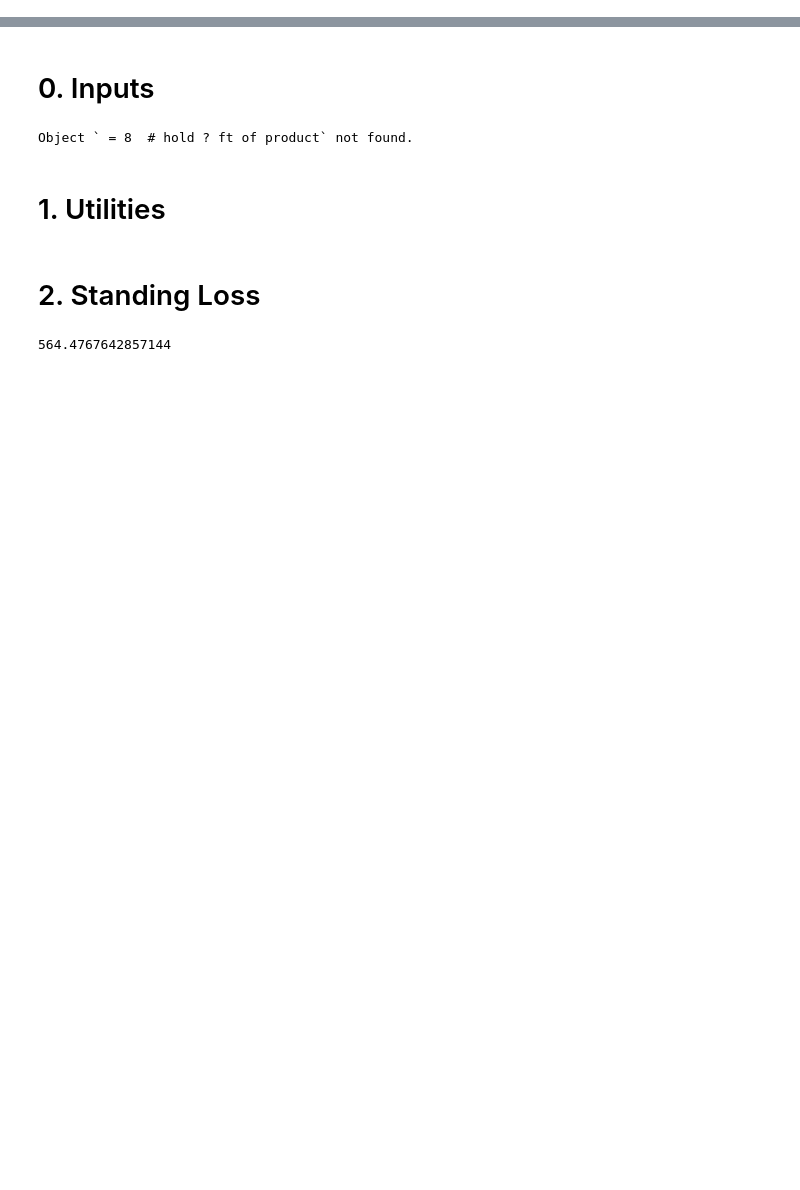
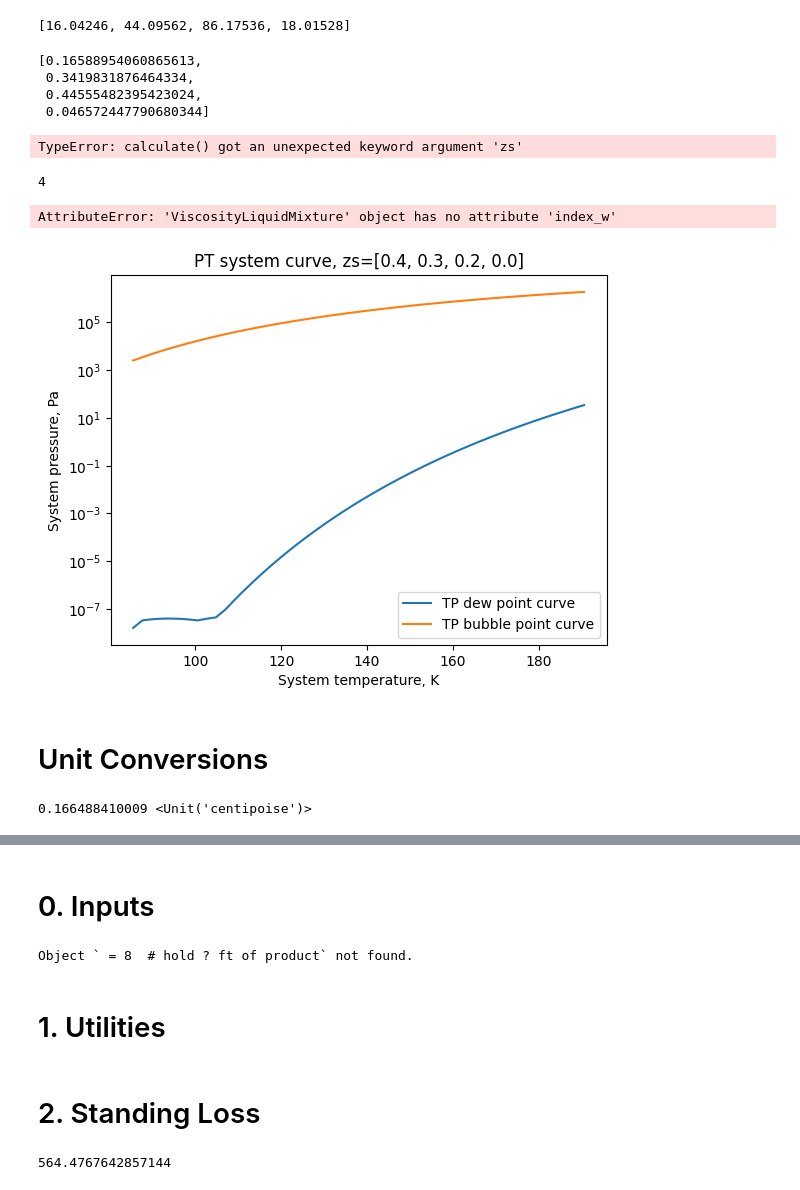
Before and after one commit to aegis4048/AP42-Emissions-py, a Jupyter notebook: AP42.ipynb, the cells around one changed output, grey strips where cells are left out. Cells and saved outputs as stored; diff of their text form; code cells hidden in the pictures; blank space fills up the shorter version.

Commit message:
working on viscosity

```diff
--- a/AP42.ipynb
+++ b/AP42.ipynb
@@ -3,0 +288,39 @@ import pandas as pd
+# %%
+# mixture mole fraction
+res.MWs
+# %% [output]
+[16.04246, 44.09562, 86.17536, 18.01528]
+# %%
+# mixture mass fraction
+res.ws()
+# %% [output]
+[0.16588954060865613,
+ 0.3419831876464334,
+ 0.44555482395423024,
+ 0.046572447790680344]
+# %%
+res.ViscosityLiquids[0].calculate(T, P, zs=comp, ws=comp, method='REFPROP_FIT')
+# %% [output]
+TypeError: calculate() got an unexpected keyword argument 'zs'
+# %%
+len(res.ViscosityLiquids)
+# %% [output]
+4
+# %%
+thermo.ViscosityLiquidMixture(ViscosityLiquids=res.ViscosityLiquids).calculate(T, P, zs=comp, ws=comp, method='Laliberte')
+# %% [output]
+AttributeError: 'ViscosityLiquidMixture' object has no attribute 'index_w'
+# %%
+flashN = FlashVL(constants, properties, liquid=liq, gas=gas)
+flashN.plot_TP(zs=list(comp.values()));
+# %% [output]
+[figure, added]
+# %% [markdown]
+# Unit Conversions
+# %%
+import pint
+
+ureg = pint.UnitRegistry()
+ureg('0.000166488410009 pascal * second').to('centipoise')
+# %% [output]
+0.166488410009 <Unit('centipoise')>
```
Also changed, not shown: parts of 120 cells of this notebook, 4 other files.
